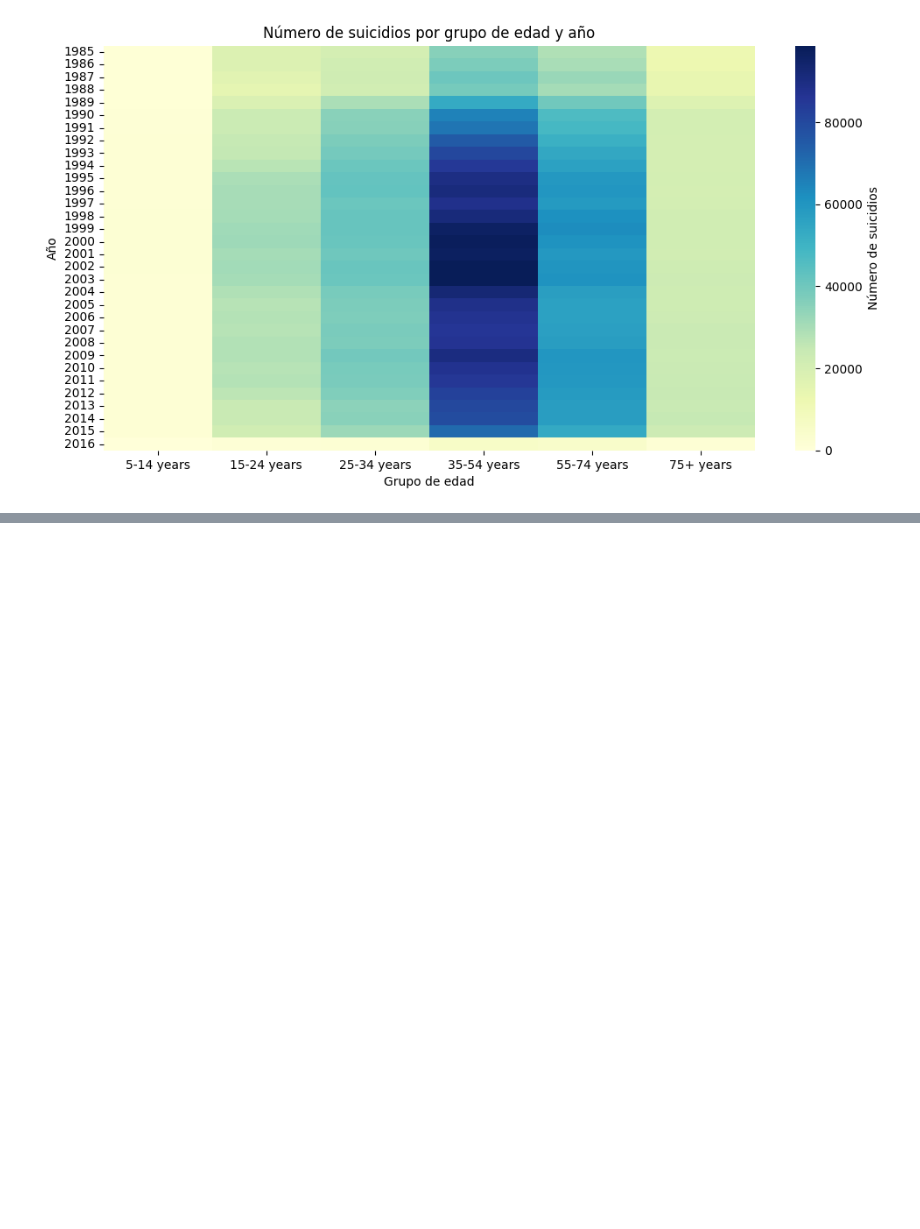
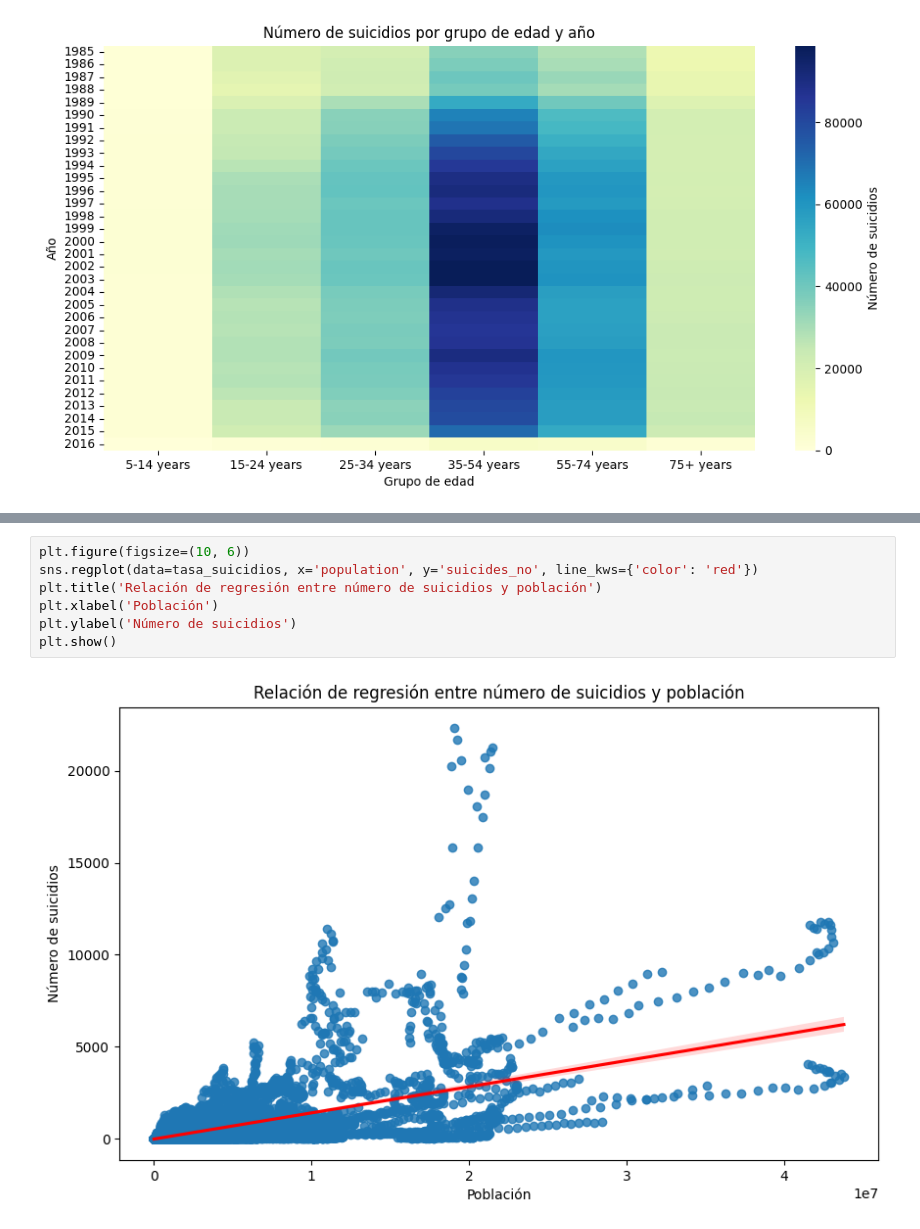
Before and after one commit to CarolinaPerez01/EDA, a Jupyter notebook: eda.ipynb, the cells around one changed output, grey strips where cells are left out. Drawn from its saved outputs; the diff is of its cells as text; blank space fills up the shorter version.

```diff
--- a/eda.ipynb
+++ b/eda.ipynb
@@ -269,0 +302,9 @@ Passing `palette` without assigning `hue` is deprecated and will be removed in v
+# %%
+plt.figure(figsize=(10, 6))
+sns.regplot(data=tasa_suicidios, x='population', y='suicides_no', line_kws={'color': 'red'})
+plt.title('Relación de regresión entre número de suicidios y población')
+plt.xlabel('Población')
+plt.ylabel('Número de suicidios')
+plt.show()
+# %% [output]
+[figure, added]
```
Also changed, not shown: parts of 9 cells of this notebook.
